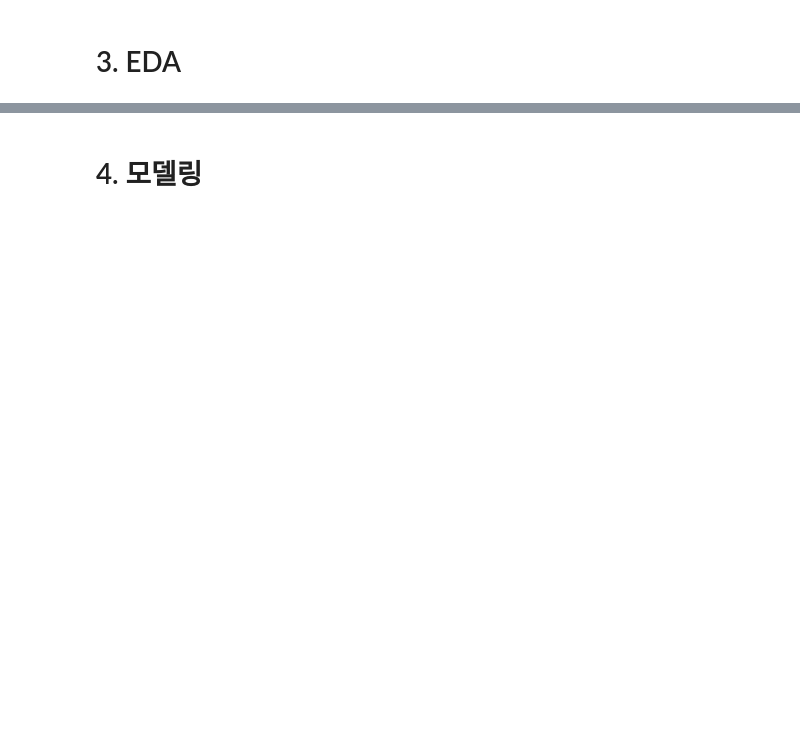
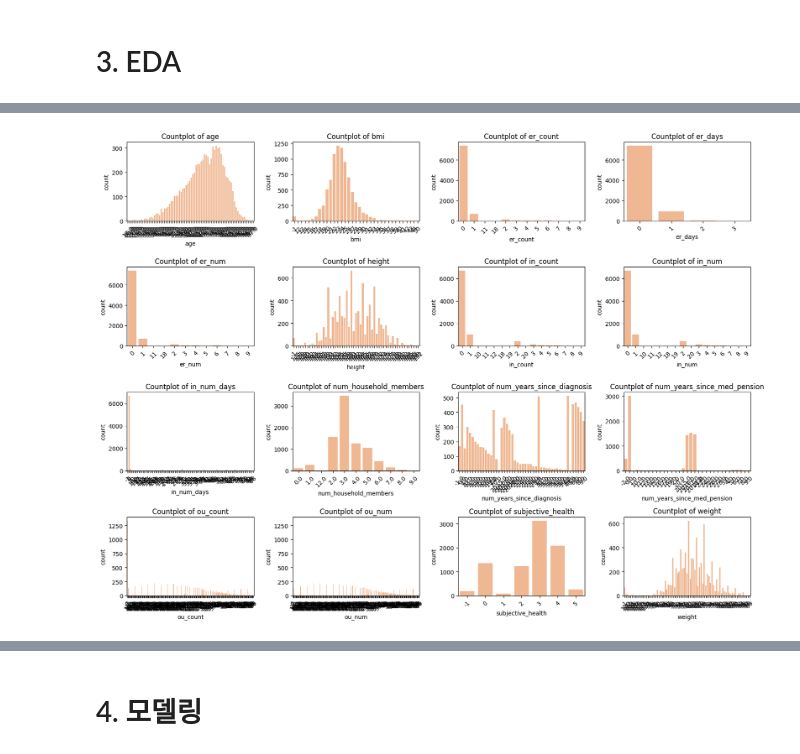
Before and after one commit to hyun-ko-DS/MedExpensePrediction, a Jupyter notebook: main.ipynb, the cells around one changed output, grey strips where cells are left out. Cells and saved outputs as stored; diff of their text form; code cells hidden in the pictures; blank space fills up the shorter version.

```diff
--- a/main.ipynb
+++ b/main.ipynb
@@ -1258,0 +1333,5 @@ ID 컬럼 = ['HHIDWON', 'PIDWON']
+# %%
+# 수치형 - 이산형 변수 히스토그램: 전체 변수 모두 뚜렷한 특징은 없음.
+draw_countplot(df_final, numeric_discrete_cols)
+# %% [output]
+[figure, added]
```
Also changed, not shown: parts of 41 cells of this notebook, 3 other files.
